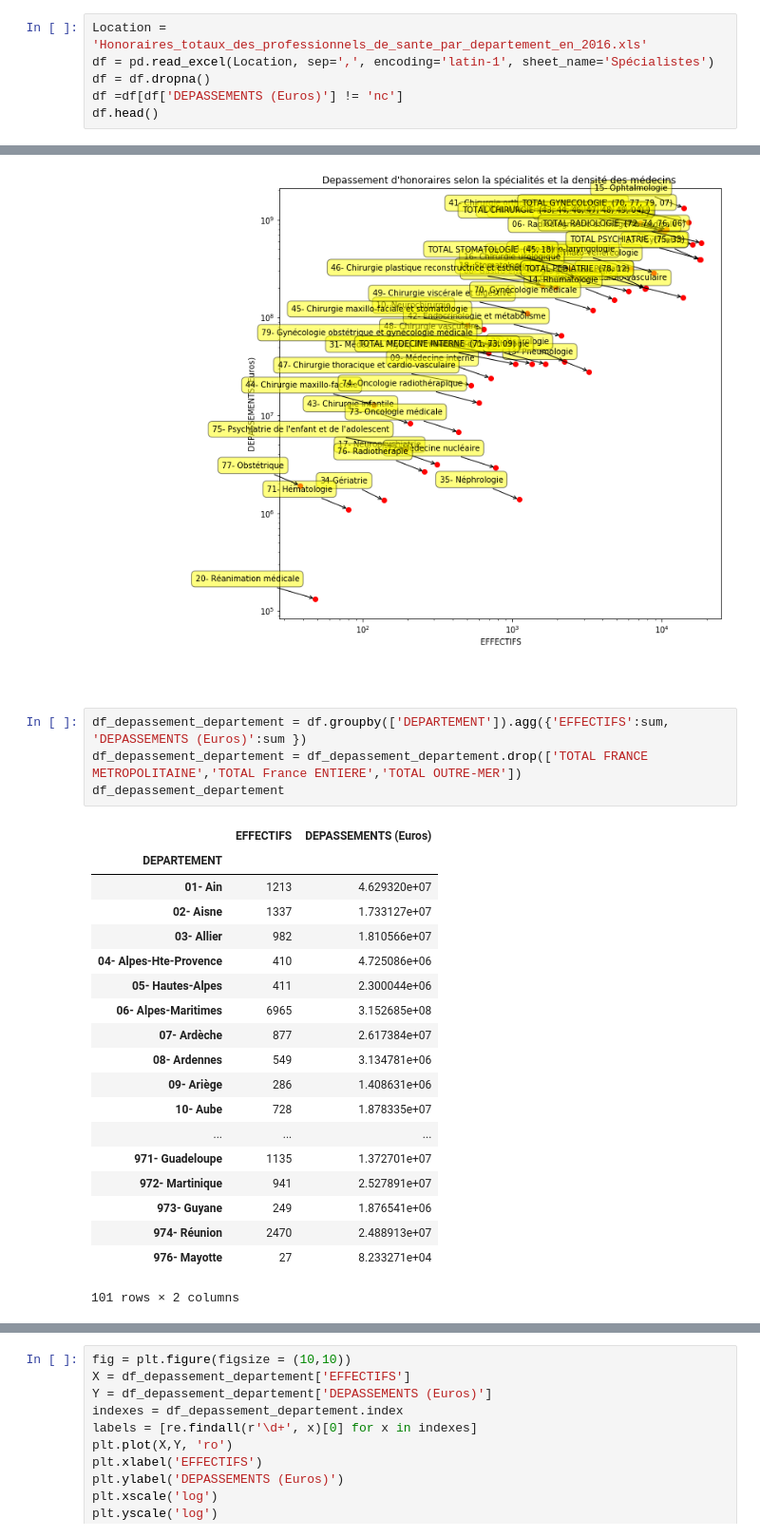
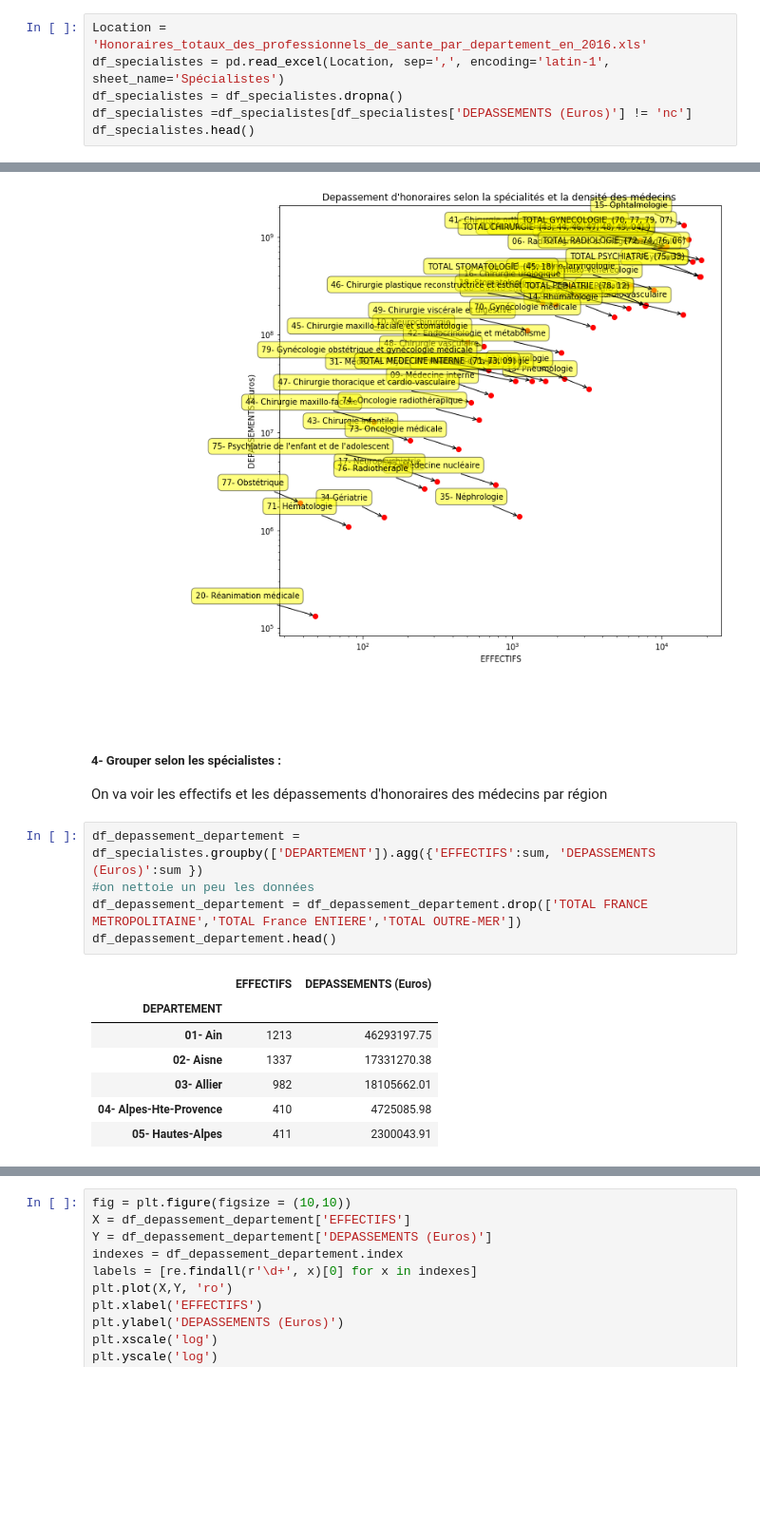
Before and after one commit to MSBigData2019/Sarra_Kazdaghli, a Jupyter notebook: INFMDI721_KitBigData/Lesson5/exo_dom_lesson_05.ipynb, the cells around one changed output, grey strips where cells are left out. Shown: that part at 95% size. Drawn from its saved outputs; the diff is of its cells as text; blank space fills up the shorter version.

```diff
--- a/INFMDI721_KitBigData/Lesson5/exo_dom_lesson_05.ipynb
+++ b/INFMDI721_KitBigData/Lesson5/exo_dom_lesson_05.ipynb
@@ -8,9 +13,9 @@ import matplotlib.pyplot as plt
 # %%
 Location = 'Honoraires_totaux_des_professionnels_de_sante_par_departement_en_2016.xls'
-df = pd.read_excel(Location, sep=',', encoding='latin-1', sheet_name='Spécialistes')
-df = df.dropna()
-df =df[df['DEPASSEMENTS (Euros)'] != 'nc']
-df.head()
+df_specialistes = pd.read_excel(Location, sep=',', encoding='latin-1', sheet_name='Spécialistes')
+df_specialistes = df_specialistes.dropna()
+df_specialistes =df_specialistes[df_specialistes['DEPASSEMENTS (Euros)'] != 'nc']
+df_specialistes.head()
 # %% [output]
 |  | Spécialistes | DEPARTEMENT | EFFECTIFS | HONORAIRES SANS DEPASSEMENT (Euros) | DEPASSEMENTS (Euros) | ... |
 | 0 | 02- Anesthésie-réanimation chirur... | 01- Ain | 17 | 4.53008e+06 | 2.49618e+06 | ... |
@@ -64,27 +64,19 @@ for label, x, y in zip(indexes, X, Y):
 plt.show()
 # %% [output]
 [figure]
+# %% [markdown]
+##### 4- Grouper selon les spécialistes :
+On va voir les effectifs et les dépassements d'honoraires des médecins par région
 # %%
-df_depassement_departement = df.groupby(['DEPARTEMENT']).agg({'EFFECTIFS':sum, 'DEPASSEMENTS (Euros)':sum })
+df_depassement_departement = df_specialistes.groupby(['DEPARTEMENT']).agg({'EFFECTIFS':sum, 'DEPASSEMENTS (Euros)':sum })
+#on nettoie un peu les données
 df_depassement_departement = df_depassement_departement.drop(['TOTAL FRANCE METROPOLITAINE','TOTAL France ENTIERE','TOTAL OUTRE-MER'])
-df_depassement_departement
+df_depassement_departement.head()
 # %% [output]
 |  | EFFECTIFS | DEPASSEMENTS (Euros) |
 | DEPARTEMENT |  |  |
-| 01- Ain | 1213 | 4.629320e+07 |
-| 02- Aisne | 1337 | 1.733127e+07 |
-| 03- Allier | 982 | 1.810566e+07 |
-| 04- Alpes-Hte-Provence | 410 | 4.725086e+06 |
-| 05- Hautes-Alpes | 411 | 2.300044e+06 |
-| 06- Alpes-Maritimes | 6965 | 3.152685e+08 |
-| 07- Ardèche | 877 | 2.617384e+07 |
-| 08- Ardennes | 549 | 3.134781e+06 |
-| 09- Ariège | 286 | 1.408631e+06 |
-| 10- Aube | 728 | 1.878335e+07 |
-| ... | ... | ... |
-| 971- Guadeloupe | 1135 | 1.372701e+07 |
-| 972- Martinique | 941 | 2.527891e+07 |
-| 973- Guyane | 249 | 1.876541e+06 |
-| 974- Réunion | 2470 | 2.488913e+07 |
-| 976- Mayotte | 27 | 8.233271e+04 |
+| 01- Ain | 1213 | 46293197.75 |
+| 02- Aisne | 1337 | 17331270.38 |
+| 03- Allier | 982 | 18105662.01 |
+| 04- Alpes-Hte-Provence | 410 | 4725085.98 |
+| 05- Hautes-Alpes | 411 | 2300043.91 |
-101 rows × 2 columns
```
Also changed, not shown: parts of 35 cells of this notebook, 1 other file.
